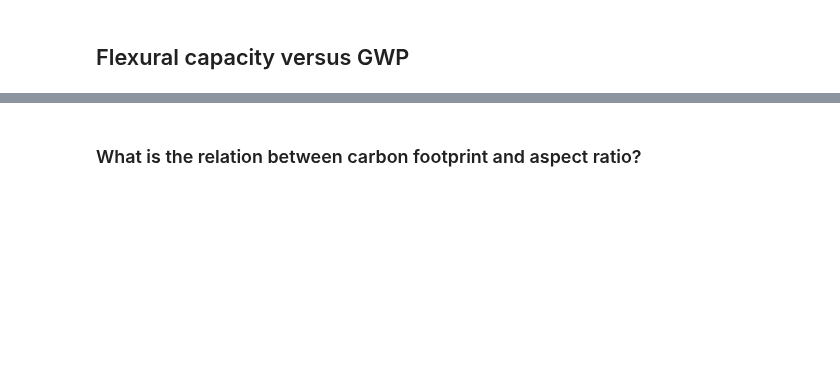
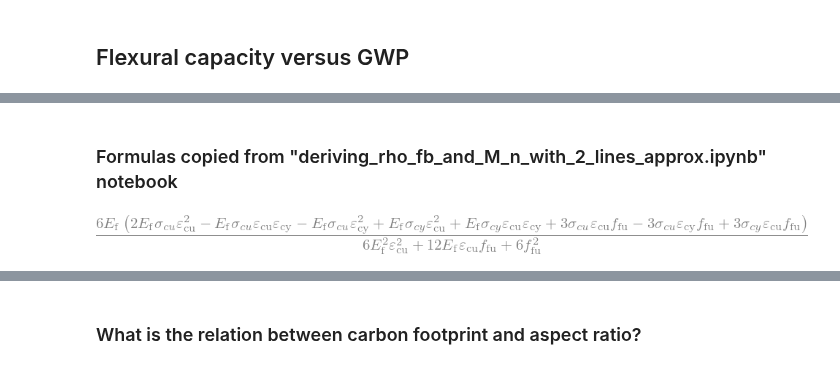
Before and after one commit to rosoba/bmcs_cross_section, a Jupyter notebook: notebooks/mkappa/material_utilization/carbon_footprint.ipynb, the cells around one changed output, grey strips where cells are left out. Cells and saved outputs as stored; diff of their text form; code cells hidden in the pictures; blank space fills up the shorter version.

Commit message:
Some additions to carbon_footprint.ipynb

```diff
--- a/notebooks/mkappa/material_utilization/carbon_footprint.ipynb
+++ b/notebooks/mkappa/material_utilization/carbon_footprint.ipynb
@@ -265,0 +315,21 @@ e_crc_b_
+# %% [markdown]
+### Formulas copied from "deriving_rho_fb_and_M_n_with_2_lines_approx.ipynb" notebook
+# %%
+from bmcs_cross_section.api import EC2
+from labellines import labelLine, labelLines
+
+sig_c1, sig_c2, sig_c3, sigma_cy, sigma_cu, eps_cu1, A_f, f_fu, E_f, rho_f, sigma_f = \
+ sp.symbols(r'\sigma_c1 \sigma_c2 \sigma_c3, \sigma_{cy}, \sigma_{cu}, \varepsilon_\mathrm{cu1}, A_\mathrm{f}, f_\mathrm{fu}, E_\mathrm{f}, \rho_\mathrm{f}, \sigma_\mathrm{f}', real=True, nonnegative=True)
+eps_cy, eps_cu, eps, E_cc, f_cm, eps_1 = \
+sp.symbols(r'\varepsilon_\mathrm{cy}, \varepsilon_\mathrm{cu}, \varepsilon, E_\mathrm{cc}, f_\mathrm{cm}, \varepsilon_\mathrm{1}', real=True, nonnegative=True)
+
+sigma_cy_cu_vals = {sigma_cy: f_cm*(1.43762037986179 - 0.00278582241716739*f_cm), sigma_cu: f_cm*(0.00822753426311965*f_cm + 0.0955313938528226)}
+
+rho_b_eq = E_f*(sigma_cu*eps_cu - sigma_cu*eps_cy + sigma_cy*eps_cu)/(2*f_fu*(E_f*eps_cu + f_fu))
+
+M_R_b_eq = E_f*b*d**2*(2*E_f*sigma_cu*eps_cu**2 - E_f*sigma_cu*eps_cu*eps_cy - E_f*sigma_cu*eps_cy**2 + E_f*sigma_cy*eps_cu**2 + E_f*sigma_cy*eps_cu*eps_cy + 3*sigma_cu*eps_cu*f_fu - 3*sigma_cu*eps_cy*f_fu + 3*sigma_cy*eps_cu*f_fu)/(6*(E_f**2*eps_cu**2 + 2*E_f*eps_cu*f_fu + f_fu**2))
+E_f*b*d**2*(2*E_f*sigma_cu*eps_cu**2 - E_f*sigma_cu*eps_cu*eps_cy - E_f*sigma_cu*eps_cy**2 + E_f*sigma_cy*eps_cu**2 + E_f*sigma_cy*eps_cu*eps_cy + 3*sigma_cu*eps_cu*f_fu - 3*sigma_cu*eps_cy*f_fu + 3*sigma_cy*eps_cu*f_fu)/(6*(E_f**2*eps_cu**2 + 2*E_f*eps_cu*f_fu + f_fu**2))
+sig_b_eq = 6 * M_R_b_eq/(b*d**2)
+sig_b_eq
+# %% [output]
+[figure, added]
```
Also changed, not shown: parts of 29 cells of this notebook.
